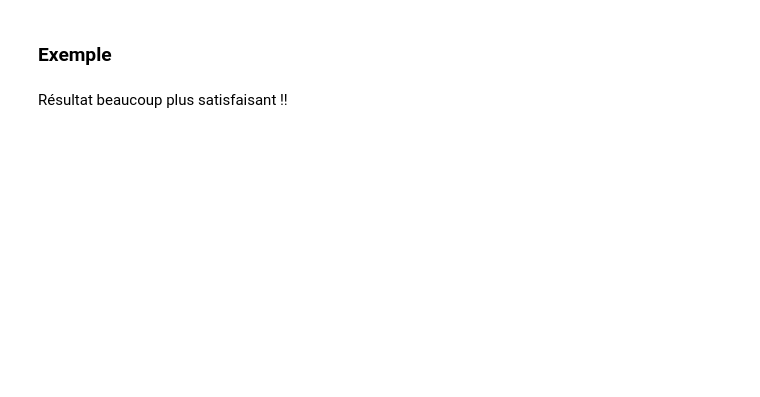
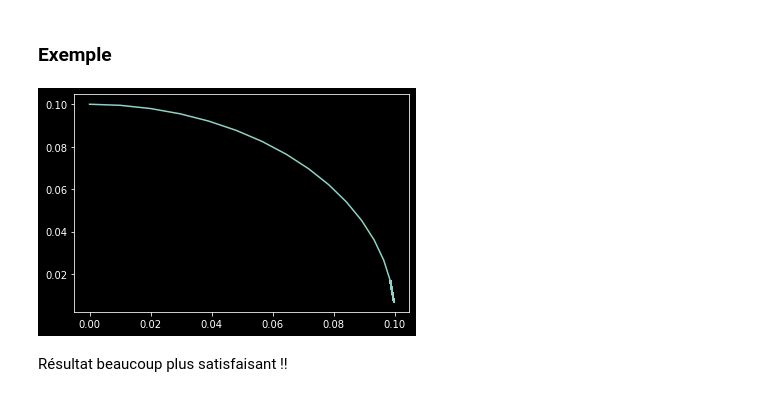
Before and after one commit to AmelysH/Projet-maths1, a Jupyter notebook: Notebook.ipynb, the cells around one changed output. Cells and saved outputs as stored; diff of their text form; code cells hidden in the pictures; blank space fills up the shorter version.

```diff
--- a/Notebook.ipynb
+++ b/Notebook.ipynb
@@ -99,5 +104,5 @@ Nous avons donc décider de changer de méthode et d'utiliser find_seed à chaqu
 # %%
-def simple_contour(f,c=0.0,delta=0.01,nb_point=100):
+def simple_contour_2(f,c=0.0,delta=0.01,nb_point=100):
 
     def grad_f(x,y):                              # on commence de la même manière
         gr=autograd.grad
@@ -140,8 +145,10 @@ def simple_contour(f,c=0.0,delta=0.01,nb_point=100):
 ### Exemple
 # %%
 plt.close()
-x,y=simple_contour(f_test,0.01)
+x,y=simple_contour_2(f_2,0.01)
 plt.plot(x,y)
 plt.show()
+# %% [output]
+[figure, added]
 # %% [markdown]
 Résultat beaucoup plus satisfaisant !!
```
Also changed, not shown: parts of 3 cells of this notebook.
